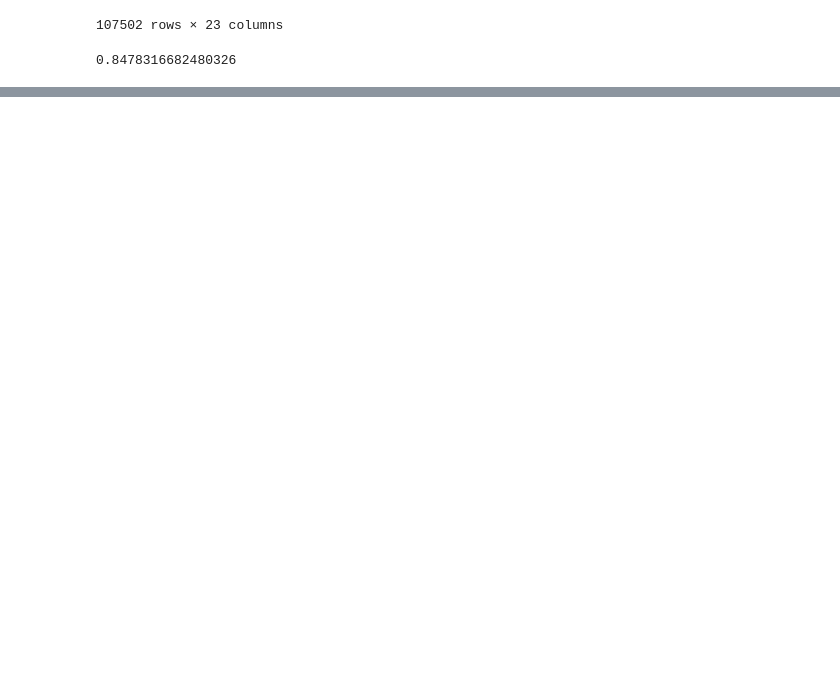
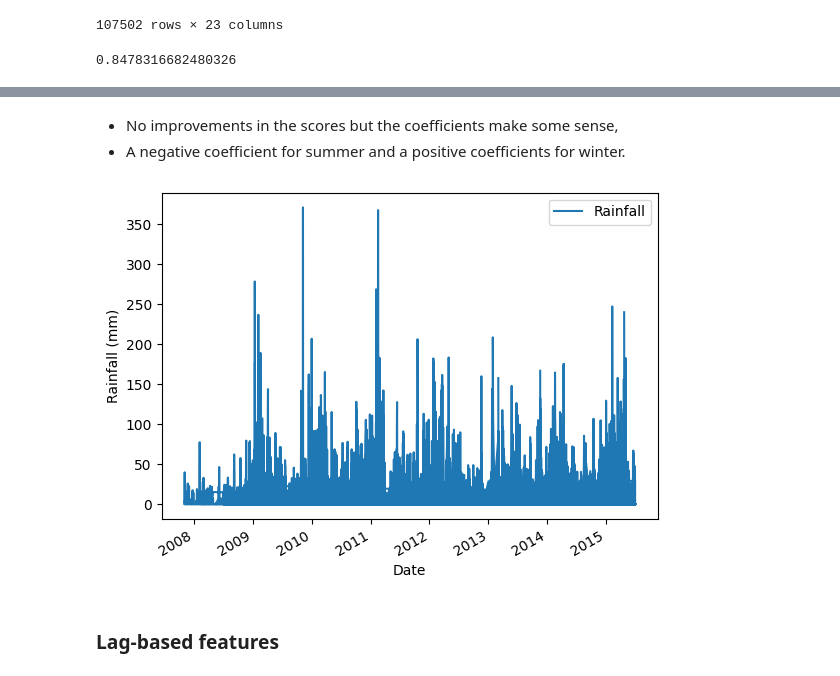
Before and after one commit to gabrielalusofona/cda, a Jupyter notebook: lectures/10-TimeSeries-Beyond Forecast.ipynb, the cells around one changed output, grey strips where cells are left out. Saved outputs shown, nothing was run; the diff lists cells and outputs as text; code cells hidden in the pictures; blank space fills up the shorter version.

```diff
--- a/lectures/10-TimeSeries-Beyond Forecast.ipynb
+++ b/lectures/10-TimeSeries-Beyond Forecast.ipynb
@@ -547,0 +637,8 @@ cross_val_score(lr_pipe, train_df_ordered, y_train_ordered, cv=TimeSeriesSplit()
+# %%
+train_df = rain_df.query("Date <= 20150630")
+test_df = rain_df.query("Date >  20150630")
+# %%
+train_df = train_df.assign(
+    Month=train_df["Date"].apply(lambda x: x.month_name())
+)  # x.month_name() to get the actual string
+test_df = test_df.assign(Month=test_df["Date"].apply(lambda x: x.month_name()))
@@ -547,0 +693,18 @@ cross_val_score(lr_pipe, train_df_ordered, y_train_ordered, cv=TimeSeriesSplit()
+# %%
+def get_season(month):
+    # remember this is Australia
+    WINTER_MONTHS = ["June", "July", "August"]
+    AUTUMN_MONTHS = ["March", "April", "May"]
+    SUMMER_MONTHS = ["December", "January", "February"]
+    SPRING_MONTHS = ["September", "October", "November"]
+    if month in WINTER_MONTHS:
+        return "Winter"
+    elif month in AUTUMN_MONTHS:
+        return "Autumn"
+    elif month in SUMMER_MONTHS:
+        return "Summer"
+    else:
+        return "Fall"
+# %%
+train_df = train_df.assign(Season=train_df["Month"].apply(get_season))
+test_df = test_df.assign(Season=test_df["Month"].apply(get_season))
@@ -547,0 +762,10 @@ cross_val_score(lr_pipe, train_df_ordered, y_train_ordered, cv=TimeSeriesSplit()
+# %% [markdown]
+- No improvements in the scores but the coefficients make some sense,
+- A negative coefficient for summer and a positive coefficients for winter.
+# %%
+train_df.plot(x="Date", y="Rainfall")
+plt.ylabel("Rainfall (mm)");
+# %% [output]
+[figure, added]
+# %% [markdown]
+### Lag-based features
```
Also changed, not shown: parts of 56 cells of this notebook.
